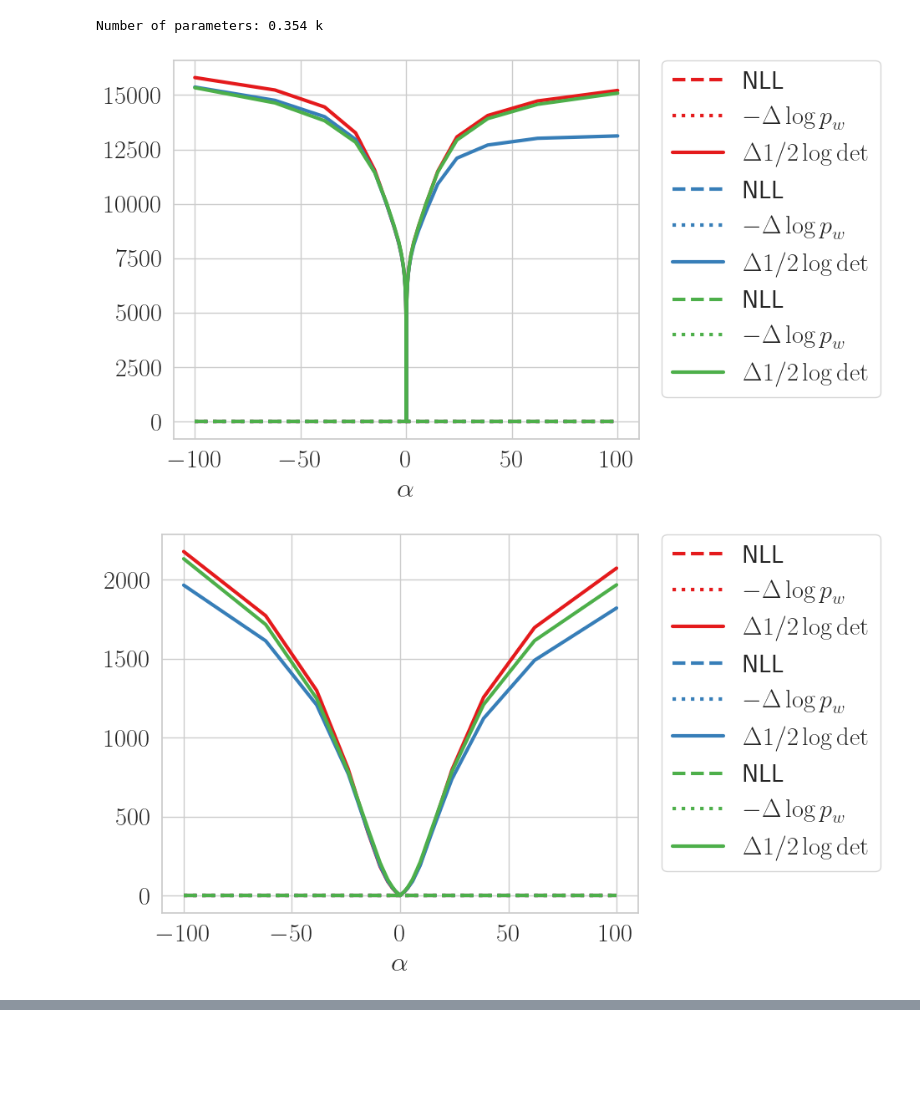
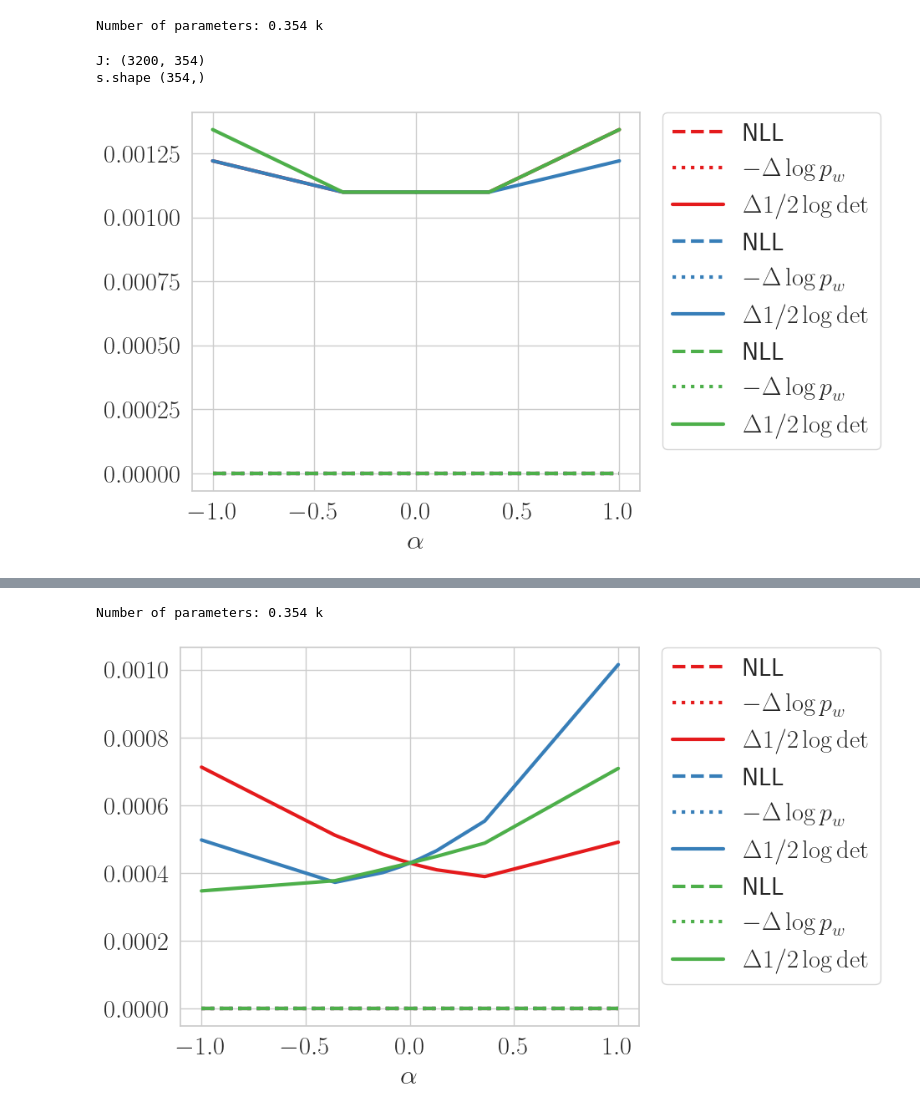
Before and after one commit to activatedgeek/function-space-map, a Jupyter notebook: notebooks/two_moons_pathology.ipynb, the cells around one changed output, grey strips where cells are left out. Drawn from its saved outputs; the diff is of its cells as text; code cells hidden in the pictures; blank space fills up the shorter version.

```diff
--- a/notebooks/two_moons_pathology.ipynb
+++ b/notebooks/two_moons_pathology.ipynb
@@ -111,6 +111,9 @@ def count_params(model, x):
     params = model.init(jax.random.PRNGKey(0), x)
     n = sum([np.prod(p.shape) for p in jax.tree_util.tree_leaves(params)])
     print(f'Number of parameters: {n/1e3} k')
+
+def param_size(params):
+    return sum([np.prod(p.shape) for p in jax.tree_util.tree_leaves(params)])
 
 class MLP(nn.Module):
     out_size: int
@@ -605,7 +574,7 @@ method = 'exact'
 # jitter = 1e-32
 
 pmap_results = []
-for jitter in [1e-32, 1e-6, 1e-3, 1e-1, 1, 10]:
+for jitter in [1e-6, 1e-3, 1e-1, 1, 10]:
     for width in widths:
         for depth in depths:
             for act in acts:
@@ -644,22 +621,23 @@ sns.set(style="whitegrid", font_scale=2.0, rc={"lines.linewidth": 3.0})
 sns.set_palette("Set1")
 
 def subtract_min(x):
-    return x - np.min(x)
+    return x
+    # return x - np.min(x)
 
 def normalize(v):
     v_norm2 = jnp.sum(jnp.array([jnp.sum(p ** 2) for p in jax.tree_util.tree_leaves(v)]))
     v = jax.tree_util.tree_map(lambda x: x / jnp.sqrt(v_norm2), v)
     return v
 
-def log_posterior(model, params, x_train, y_train, x_context, jitter):
+def log_posterior(model, params, x_train, y_train, x_context, jitter, log_det_fn):
     y_train_one_hot = jax.nn.one_hot(y_train.reshape(-1), 2)
     log_likelihood = jnp.sum(jnp.sum(jax.nn.log_softmax(model.apply(params, x_train), axis=1) * y_train_one_hot, axis=1))
     log_param_prior = -0.5 * jnp.sum(jnp.array([jnp.sum(p ** 2) for p in jax.tree_util.tree_leaves(params)])) / (prior_scale ** 2)
-    log_det = log_det_K_svd(model, params, x_context, jitter)
+    log_det = log_det_fn(model, params, x_context, jitter)
     # print(f'log_likelihood: {log_likelihood}, log_param_prior: {log_param_prior}, log_det: {log_det}')
     return log_likelihood, log_param_prior, log_det
 
-def scan_posterior(model, x_context, jitter, steps, max_alpha=1):
+def scan_posterior(model, x_context, jitter, steps, max_alpha=1, log_det_fn=log_det_K_svd):
     rng_key = jax.random.PRNGKey(0)
     init_params = model.init(rng_key, x_train)
     # split key
@@ -673,10 +651,11 @@ def scan_posterior(model, x_context, jitter, steps, max_alpha=1):
     alpha = alpha[alpha != 0]
 
     log_likelihoods, log_param_priors, log_dets = [], [], []
+    log_posterior_fn = jax.jit(lambda p: log_posterior(model, p, x_train, y_train, x_context, jitter, log_det_fn))
     for a in tqdm(alpha):
         for v in [v1, v2, v3]:
             params = jax.tree_util.tree_map(lambda x: x * a, v)
-            log_likelihood, log_param_prior, log_det = log_posterior(model, params, x_train, y_train, x_context, jitter)
+            log_likelihood, log_param_prior, log_det = log_posterior_fn(params)
             log_likelihoods.append(log_likelihood)
             log_param_priors.append(log_param_prior)
             log_dets.append(log_det)
@@ -782,19 +762,21 @@ def plot_scan_2d_surface(u, v, log_likelihoods, log_param_priors, log_dets):
 # %%
 width = 16
 depth = 2
-act = 'softplus'
+act = 'tanh'
+prior_scale = 1
 arch = partial(ReparamMLP, reparam=lambda x: x, reparam_inv=lambda x: x, H=width, hidden_layers=depth, act=activations[act])
 model = arch(out_size=2)
 count_params(model, x_train)
 x_context = x_test
 
-for jitter in [1e-32, 1e-6, 1e-3]:
-    alpha, log_likelihoods, log_param_priors, log_dets = scan_posterior(model, x_context, jitter, steps=30, max_alpha=100)
+for jitter in [1000]:
+    alpha, log_likelihoods, log_param_priors, log_dets = scan_posterior(model, x_context, jitter, steps=10, max_alpha=1)
     plot_scan(alpha, 0*log_likelihoods, 0*log_param_priors, log_dets)
     plt.show()
     # plt.savefig(f'pathology/{act}_l{depth}h{width}j{jitter}.png')
     # plt.savefig(f'pathology/{act}_l{depth}h{width}j{jitter}.pdf')
 # %% [output]
 Number of parameters: 0.354 k
+J: (3200, 354)
+s.shape (354,)
-[figure, old version]
+[figure, new version]
-[figure, removed]
@@ -806,3 +783,23 @@ plot_scan(alpha, log_likelihoods, 0*log_param_priors, log_dets)
+# %%
+width = 16
+depth = 2
+act = 'tanh'
+prior_scale = 1
+arch = partial(ReparamMLP, reparam=lambda x: x, reparam_inv=lambda x: x, H=width, hidden_layers=depth, act=activations[act])
+model = arch(out_size=2)
+count_params(model, x_train)
+x_context = x_test
+
+log_det_fn = lambda model, p, x, jitter: log_det_trace_estimator(model, p, x, jitter, sigma=0.01, n_samples=10)
+for jitter in [1000]:
+    alpha, log_likelihoods, log_param_priors, log_dets = scan_posterior(model, x_context, jitter, steps=10, max_alpha=1, log_det_fn=log_det_fn)
+    plot_scan(alpha, 0*log_likelihoods, 0*log_param_priors, log_dets)
+    plt.show()
+    # plt.savefig(f'pathology/{act}_l{depth}h{width}j{jitter}.png')
+    # plt.savefig(f'pathology/{act}_l{depth}h{width}j{jitter}.pdf')
+# %% [output]
+Number of parameters: 0.354 k
+[figure, added]
 # %%
 width = 16
 depth = 2
```
Also changed, not shown: parts of 17 cells of this notebook, 1 other file.
